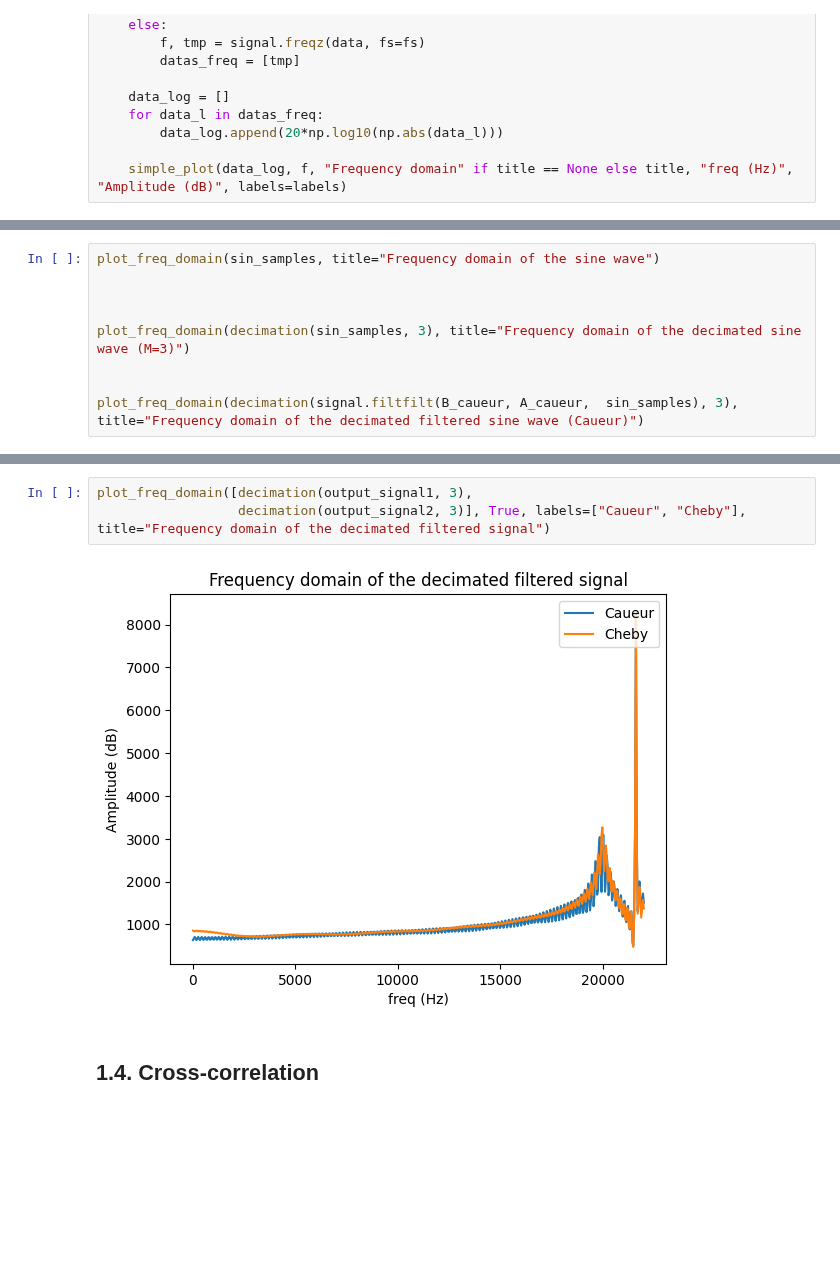
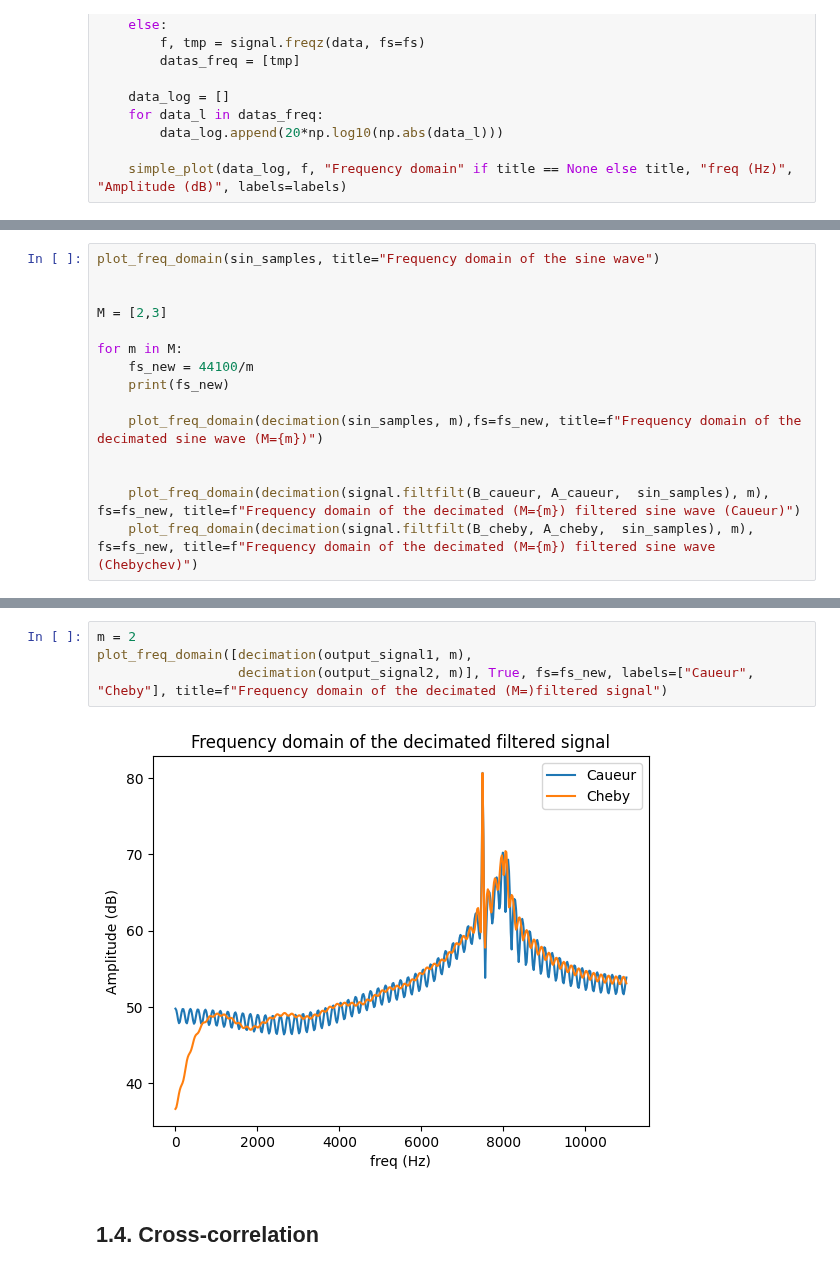
Before and after one commit to PizzaManStarted/projet_signal, a Jupyter notebook: cleaned_code.ipynb, the cells around one changed output, grey strips where cells are left out. Cells and saved outputs as stored; diff of their text form; blank space fills up the shorter version.

```diff
--- a/cleaned_code.ipynb
+++ b/cleaned_code.ipynb
@@ -295,10 +295,16 @@ Show frequency domain after decimation **WITHOUT** using an anti-aliasing filter
 plot_freq_domain(sin_samples, title="Frequency domain of the sine wave")
 
 
+M = [2,3]
 
-plot_freq_domain(decimation(sin_samples, 3), title="Frequency domain of the decimated sine wave (M=3)")
+for m in M:
+    fs_new = 44100/m
+    print(fs_new)
+
+    plot_freq_domain(decimation(sin_samples, m),fs=fs_new, title=f"Frequency domain of the decimated sine wave (M={m})")
 
 
-plot_freq_domain(decimation(signal.filtfilt(B_caueur, A_caueur,  sin_samples), 3), title="Frequency domain of the decimated filtered sine wave (Caueur)")
+    plot_freq_domain(decimation(signal.filtfilt(B_caueur, A_caueur,  sin_samples), m), fs=fs_new, title=f"Frequency domain of the decimated (M={m}) filtered sine wave (Caueur)")
+    plot_freq_domain(decimation(signal.filtfilt(B_cheby, A_cheby,  sin_samples), m), fs=fs_new, title=f"Frequency domain of the decimated (M={m}) filtered sine wave (Chebychev)")
 # %% [output]
 [figure]
@@ -307,7 +319,8 @@ plot_freq_domain(decimation(signal.filtfilt(B_caueur, A_caueur,  sin_samples), 3
 # %%
-plot_freq_domain([decimation(output_signal1, 3),
-                  decimation(output_signal2, 3)], True, labels=["Caueur", "Cheby"], title="Frequency domain of the decimated filtered signal")
+m = 2
+plot_freq_domain([decimation(output_signal1, m),
+                  decimation(output_signal2, m)], True, fs=fs_new, labels=["Caueur", "Cheby"], title=f"Frequency domain of the decimated (M=)filtered signal")
 # %% [output]
-[figure, old version]
+[figure, new version]
 # %% [markdown]
 ## 1.4. Cross-correlation
```
Also changed, not shown: parts of 2 cells of this notebook, 1 other file.
